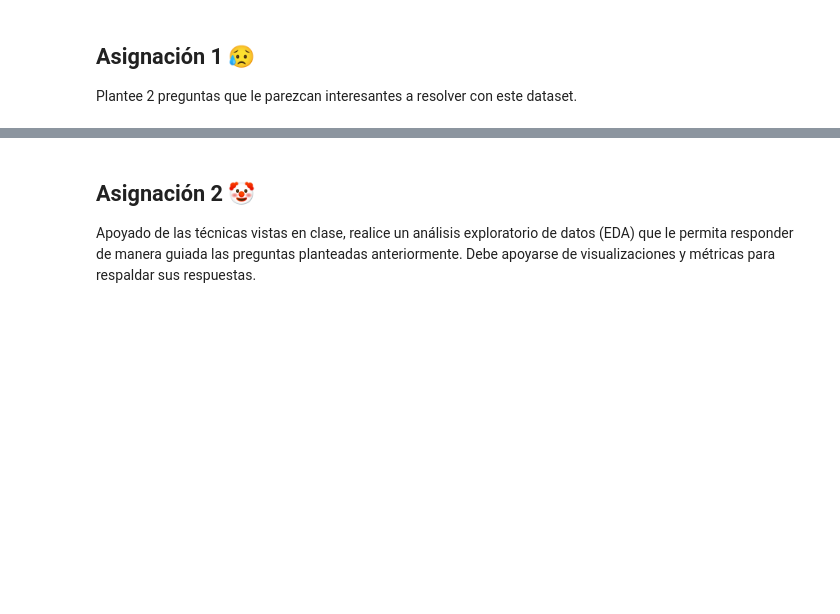
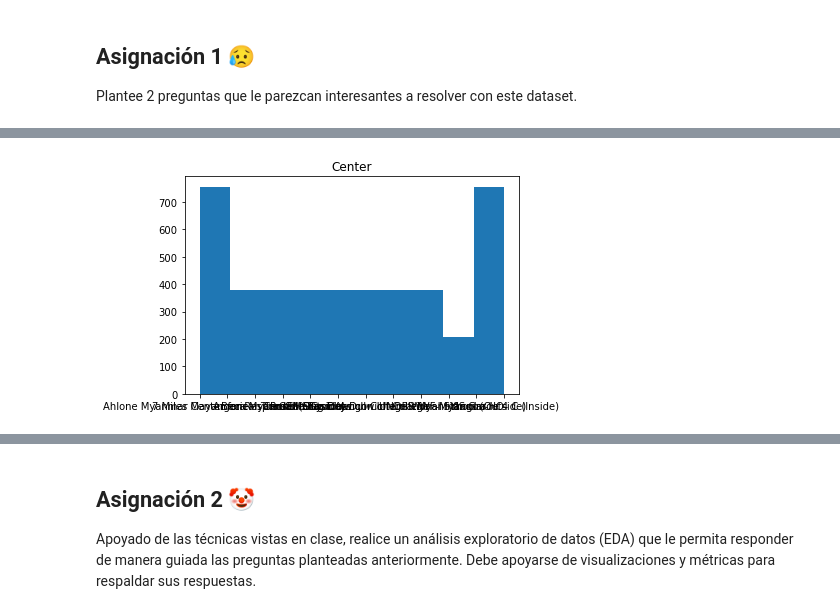
Before and after one commit to breko151/TIMES_SERIES_ANALYSIS, a Jupyter notebook: 4 - EDA en Series de Tiempo.ipynb, the cells around one changed output, grey strips where cells are left out. Cells and saved outputs as stored; diff of their text form; code cells hidden in the pictures; blank space fills up the shorter version.

```diff
--- a/4 - EDA en Series de Tiempo.ipynb
+++ b/4 - EDA en Series de Tiempo.ipynb
@@ -98,0 +135,9 @@ Este dataset es parte de un proyecto para visualizar la calidad del aire de Myan
+# %%
+# Histograma de Center por Ciudad
+city1 = features[features.City == "Yangon"]
+
+plt.hist(city1.Center)
+plt.title("Center")
+plt.show()
+# %% [output]
+[figure, added]
```
Also changed, not shown: parts of 24 cells of this notebook.
